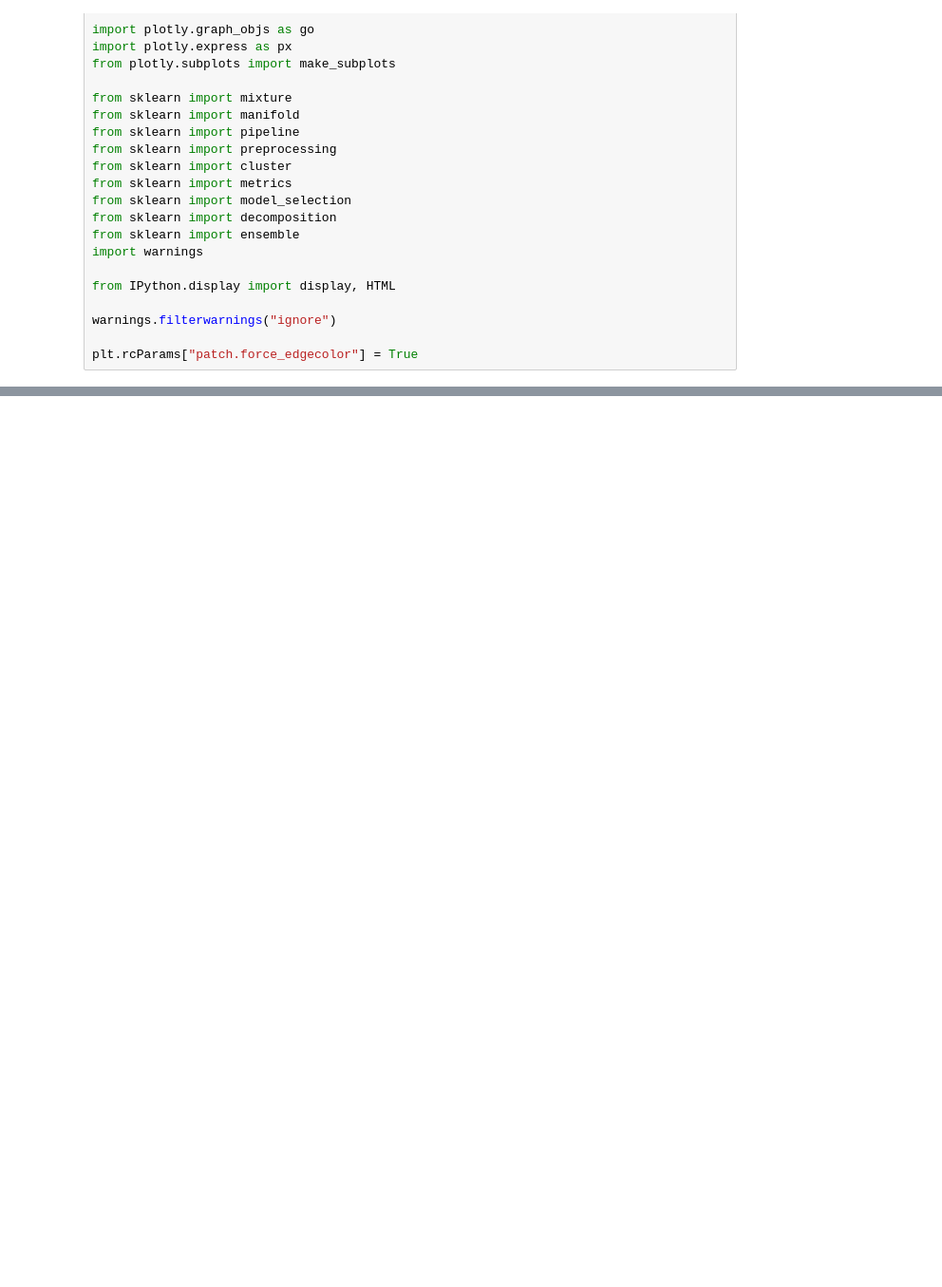
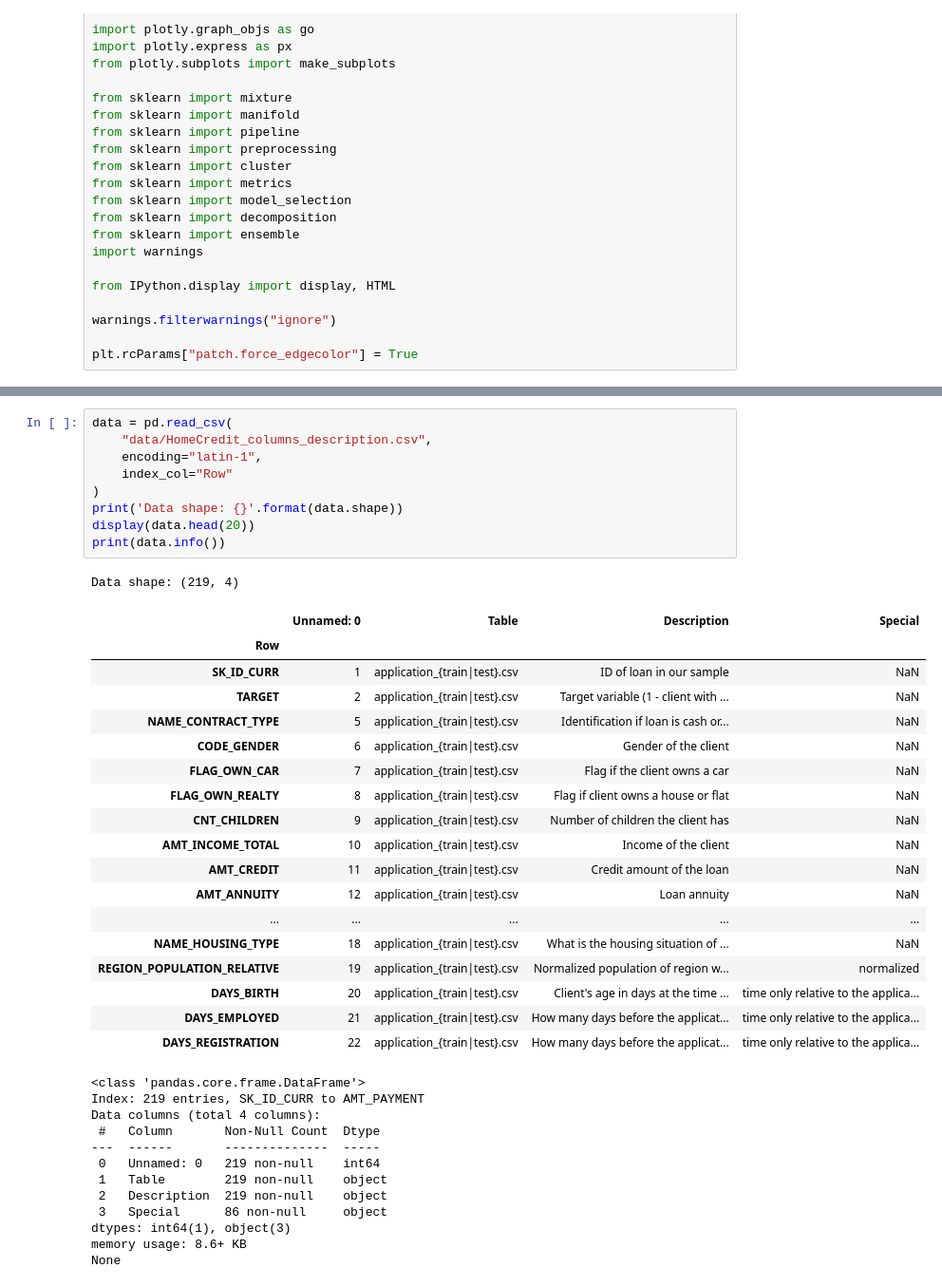
Before and after one commit to Kashutin1961/Diploma_Project, a Jupyter notebook: diploma_project.ipynb, the cells around one changed output, grey strips where cells are left out. Shown at 95% size. Cells and saved outputs as stored; diff of their text form; blank space fills up the shorter version.

```diff
--- a/diploma_project.ipynb
+++ b/diploma_project.ipynb
@@ -290,0 +348,41 @@ None
+# %%
+data = pd.read_csv(
+    "data/HomeCredit_columns_description.csv",
+    encoding="latin-1",
+    index_col="Row"
+)
+print('Data shape: {}'.format(data.shape))
+display(data.head(20))
+print(data.info())
+# %% [output]
+Data shape: (219, 4)
+|  | Unnamed: 0 | Table | Description | Special |
+| Row |  |  |  |  |
+| SK_ID_CURR | 1 | application_{train|test}.csv | ID of loan in our sample | NaN |
+| TARGET | 2 | application_{train|test}.csv | Target variable (1 - client with ... | NaN |
+| NAME_CONTRACT_TYPE | 5 | application_{train|test}.csv | Identification if loan is cash or... | NaN |
+| CODE_GENDER | 6 | application_{train|test}.csv | Gender of the client | NaN |
+| FLAG_OWN_CAR | 7 | application_{train|test}.csv | Flag if the client owns a car | NaN |
+| FLAG_OWN_REALTY | 8 | application_{train|test}.csv | Flag if client owns a house or flat | NaN |
+| CNT_CHILDREN | 9 | application_{train|test}.csv | Number of children the client has | NaN |
+| AMT_INCOME_TOTAL | 10 | application_{train|test}.csv | Income of the client | NaN |
+| AMT_CREDIT | 11 | application_{train|test}.csv | Credit amount of the loan | NaN |
+| AMT_ANNUITY | 12 | application_{train|test}.csv | Loan annuity | NaN |
+| ... | ... | ... | ... | ... |
+| NAME_HOUSING_TYPE | 18 | application_{train|test}.csv | What is the housing situation of ... | NaN |
+| REGION_POPULATION_RELATIVE | 19 | application_{train|test}.csv | Normalized population of region w... | normalized |
+| DAYS_BIRTH | 20 | application_{train|test}.csv | Client's age in days at the time ... | time only relative to the applica... |
+| DAYS_EMPLOYED | 21 | application_{train|test}.csv | How many days before the applicat... | time only relative to the applica... |
+| DAYS_REGISTRATION | 22 | application_{train|test}.csv | How many days before the applicat... | time only relative to the applica... |
+<class 'pandas.core.frame.DataFrame'>
+Index: 219 entries, SK_ID_CURR to AMT_PAYMENT
+Data columns (total 4 columns):
+ #   Column       Non-Null Count  Dtype
+---  ------       --------------  -----
+ 0   Unnamed: 0   219 non-null    int64
+ 1   Table        219 non-null    object
+ 2   Description  219 non-null    object
+ 3   Special      86 non-null     object
+dtypes: int64(1), object(3)
+memory usage: 8.6+ KB
+None
```
Also changed, not shown: parts of 77 cells of this notebook, 9 other files.
